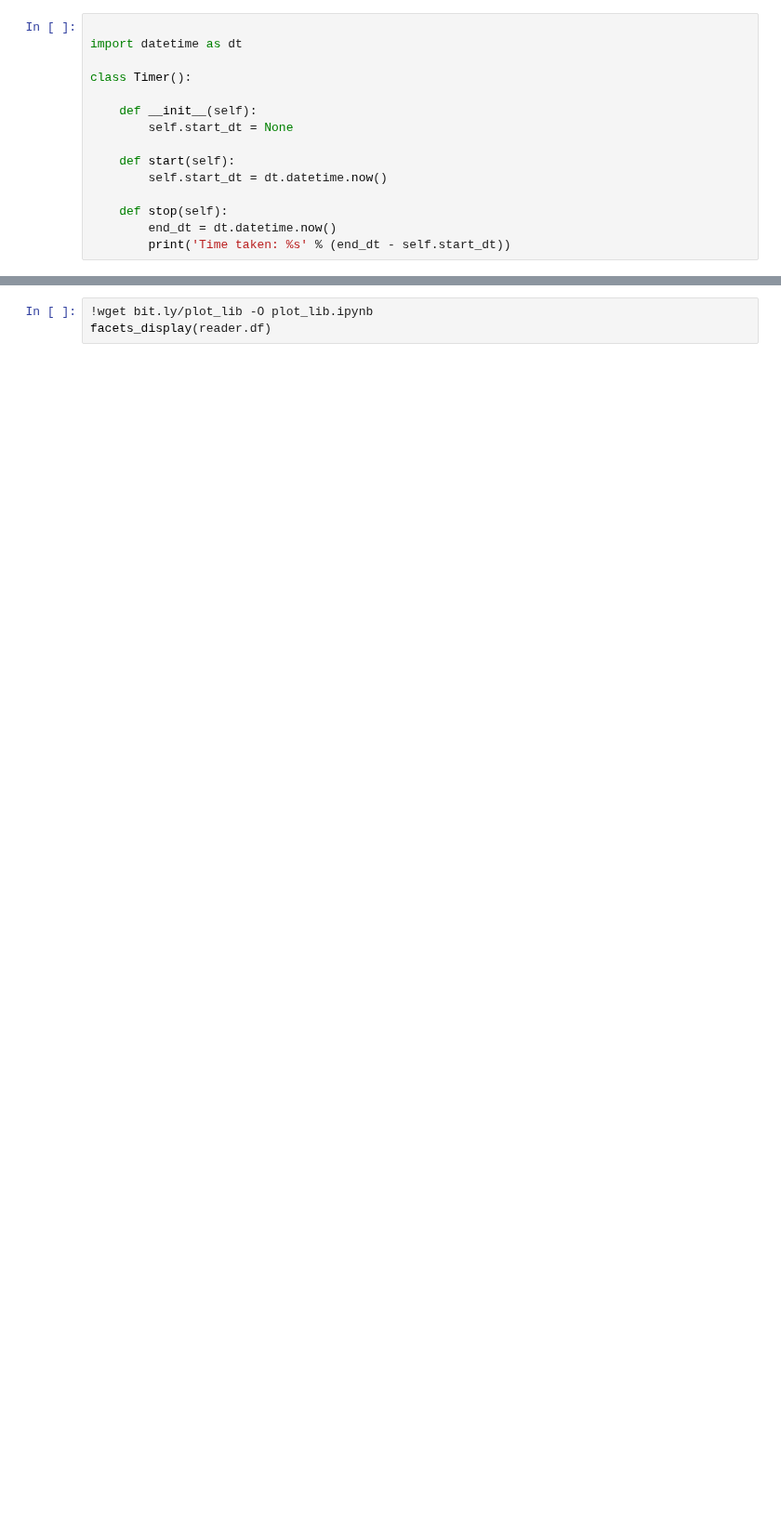
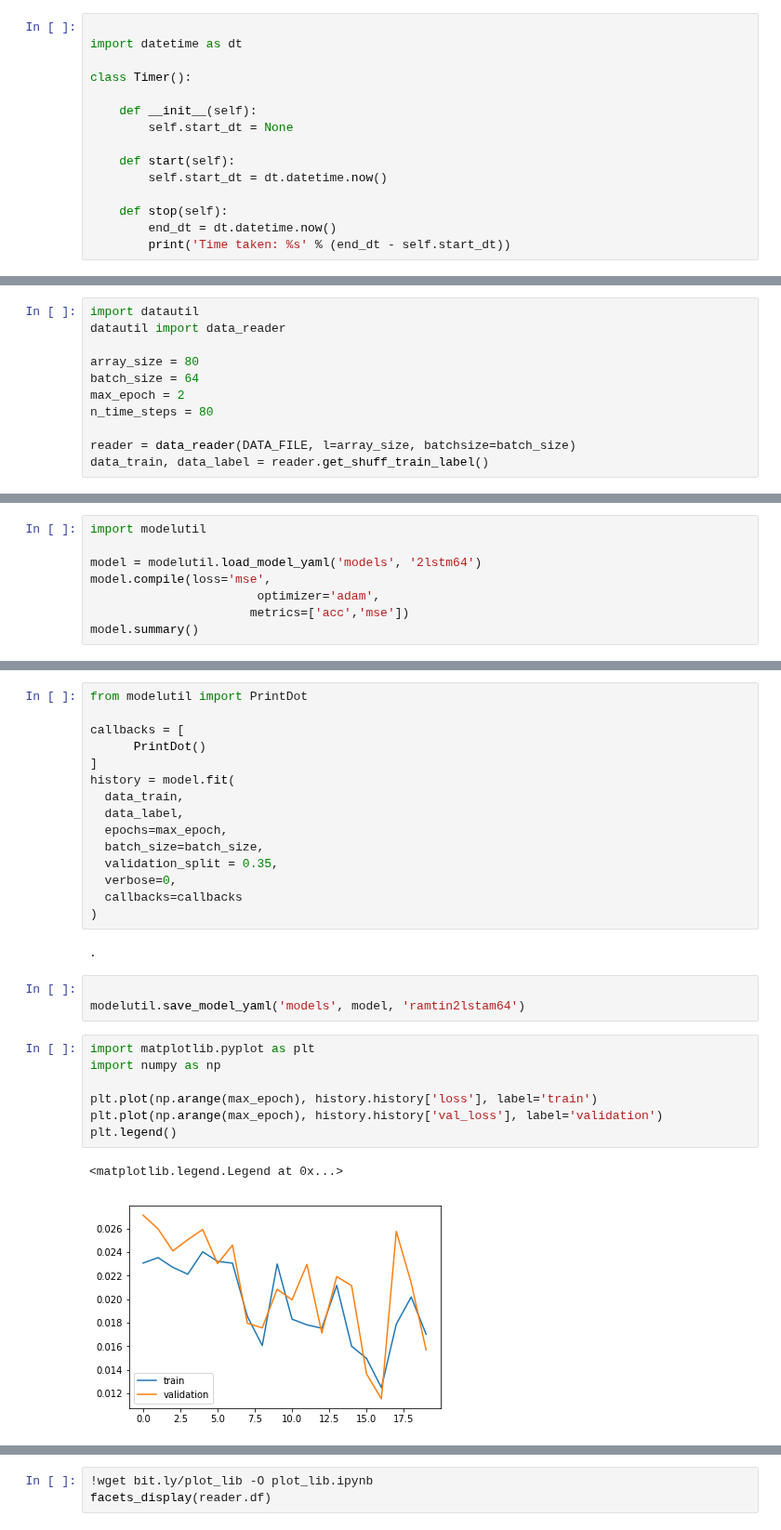
Before and after one commit to hossein20s/Average_Blood_Pressure_estimation, a Jupyter notebook: Ramtin_code_via_Keras.ipynb, the cells around one changed output, grey strips where cells are left out. Shown at 93% size. Saved outputs shown, nothing was run; the diff lists cells and outputs as text; blank space fills up the shorter version.

```diff
--- a/Ramtin_code_via_Keras.ipynb
+++ b/Ramtin_code_via_Keras.ipynb
@@ -143,0 +83,11 @@ class data_reader():
+# %%
+import datautil
+datautil import data_reader
+
+array_size = 80
+batch_size = 64
+max_epoch = 2
+n_time_steps = 80
+
+reader = data_reader(DATA_FILE, l=array_size, batchsize=batch_size)
+data_train, data_label = reader.get_shuff_train_label()
@@ -143,0 +100,8 @@ class data_reader():
+# %%
+import modelutil
+
+model = modelutil.load_model_yaml('models', '2lstm64')
+model.compile(loss='mse',
+                       optimizer='adam',
+                      metrics=['acc','mse'])
+model.summary()
@@ -143,0 +123,30 @@ class data_reader():
+# %%
+from modelutil import PrintDot
+
+callbacks = [
+      PrintDot()
+]
+history = model.fit(
+  data_train,
+  data_label,
+  epochs=max_epoch,
+  batch_size=batch_size,
+  validation_split = 0.35,
+  verbose=0,
+  callbacks=callbacks
+)
+# %% [output]
+.
+# %%
+
+modelutil.save_model_yaml('models', model, 'ramtin2lstam64')
+# %%
+import matplotlib.pyplot as plt
+import numpy as np
+
+plt.plot(np.arange(max_epoch), history.history['loss'], label='train')
+plt.plot(np.arange(max_epoch), history.history['val_loss'], label='validation')
+plt.legend()
+# %% [output]
+<matplotlib.legend.Legend at 0x...>
+[figure, added]
```
Also changed, not shown: parts of 13 cells of this notebook.
